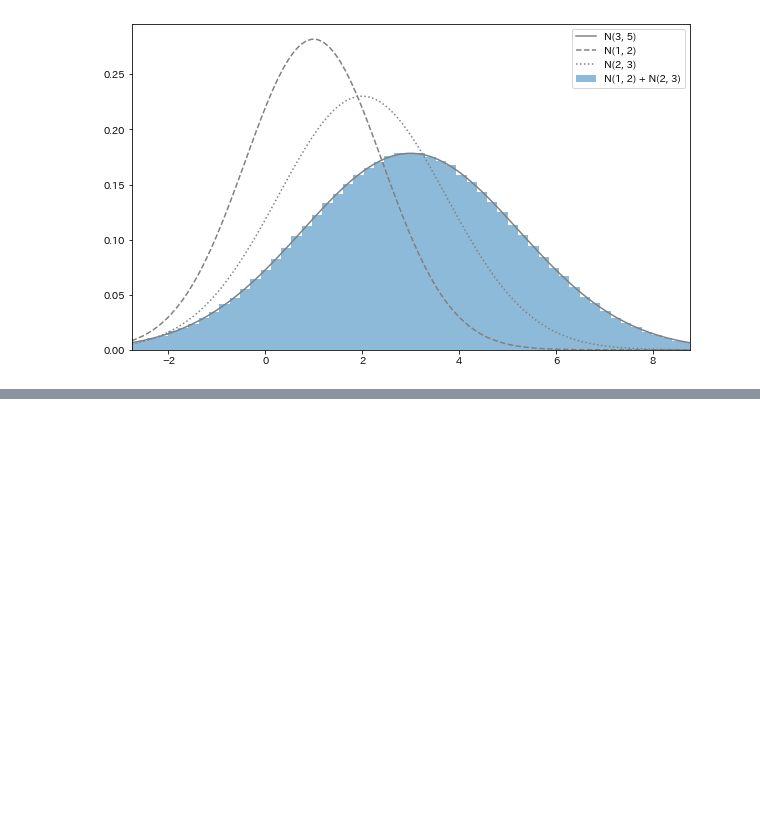
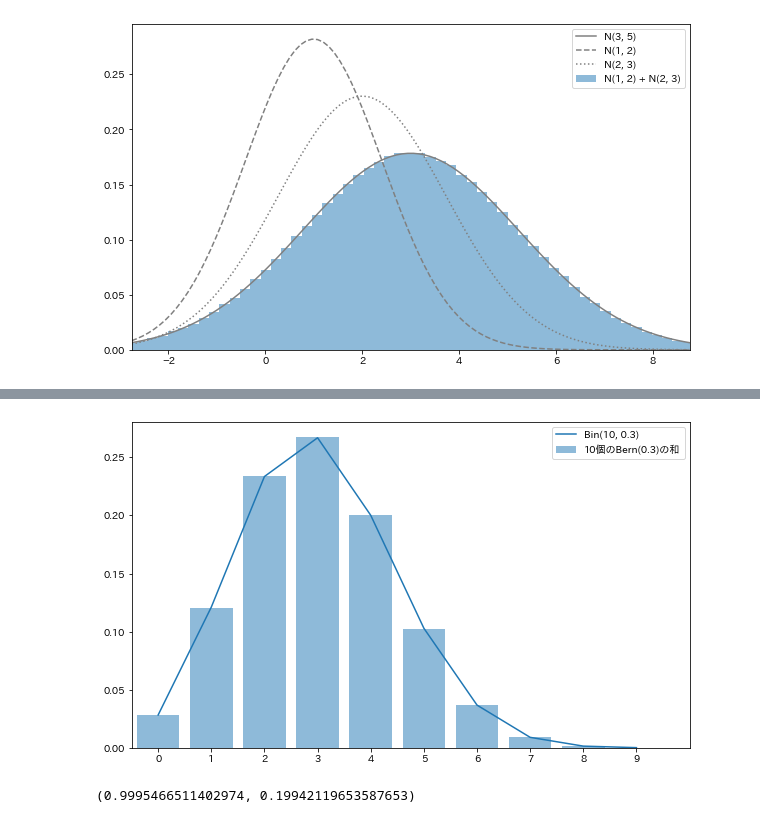
Before and after one commit to yuyahy/Statistical-Analysis-with-Python, a Jupyter notebook: Chap9_Independent_and_Identically_Distributed.ipynb, the cells around one changed output, grey strips where cells are left out. Saved outputs shown, nothing was run; the diff lists cells and outputs as text; code cells hidden in the pictures; blank space fills up the shorter version.

```diff
--- a/Chap9_Independent_and_Identically_Distributed.ipynb
+++ b/Chap9_Independent_and_Identically_Distributed.ipynb
@@ -107,0 +154,37 @@ plt.show()
+# %%
+# ベルヌーイ分布には再生性はない
+# ただし、ベルヌーイ分布の和は二項分布になる性質がある
+fig = plt.figure(figsize=(10, 6))
+ax = fig.add_subplot(111)
+
+rv = stats.binom(10, p)
+xs = np.arange(10)
+hist, _ = np.histogram(sum_sample, bins=10, range=(0, 10), normed=True)
+ax.bar(xs, hist, alpha=0.5, label='10個のBern(0.3)の和')
+ax.plot(xs, rv.pmf(xs), label='Bin(10, 0.3)')
+ax.legend()
+ax.set_xlim(-0.5, 10)
+ax.set_xticks(np.arange(10))
+plt.show()
+# %% [output]
+[figure, added]
+# %%
+# 標本平均の分布
+# 確率変数X1、X2、....Xnが互いに独立に、期待値がμで分散がσ^2の確率分布F
+# に従っているとき
+# E(X) = μ、V(X) = σ^2 / n
+# が成り立つ
+
+# これが正規分布で成り立つか確認する
+mean = 1
+var = 2
+rv = stats.norm(mean, np.sqrt(var))
+
+n = 10
+sample_size = int(1e6)
+Xs_sample = rv.rvs((n, sample_size))
+sample_mean = np.mean(Xs_sample, axis=0)
+
+np.mean(sample_mean), np.var(sample_mean)
+# %% [output]
+(0.9995466511402974, 0.19942119653587653)
```
Also changed, not shown: parts of 8 cells of this notebook.
